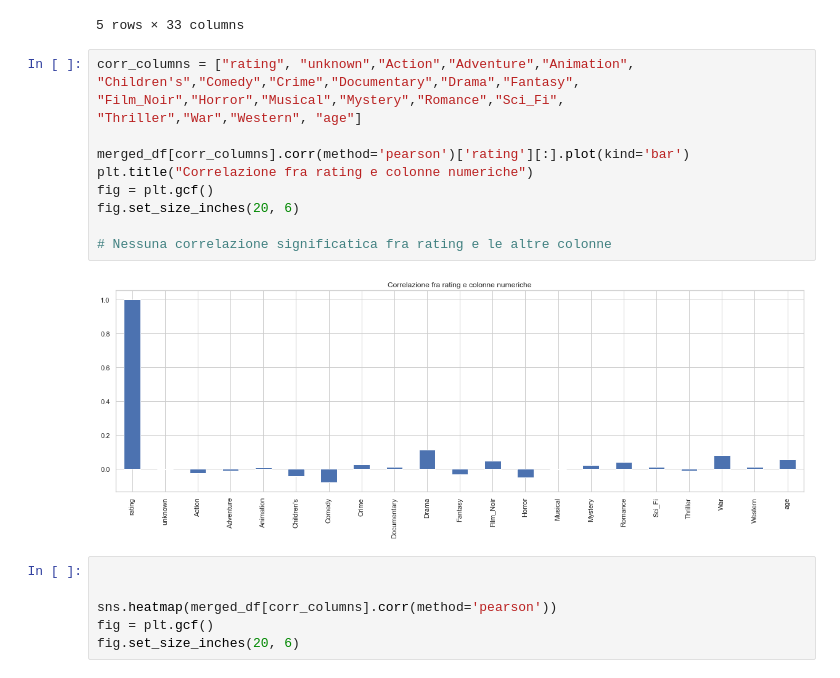
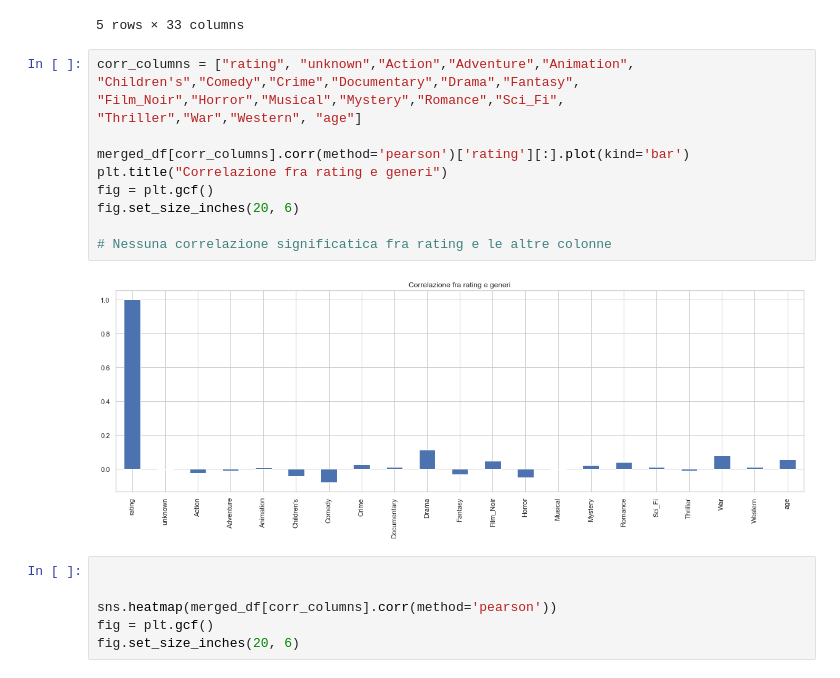
Before and after one commit to SamueleCrispino/recommender-system, a Jupyter notebook: recommender_system.ipynb, the cells around one changed output. Cells and saved outputs as stored; diff of their text form.

```diff
--- a/recommender_system.ipynb
+++ b/recommender_system.ipynb
@@ -368,17 +374,17 @@ merged_df.head()
 # %%
 corr_columns = ["rating", "unknown","Action","Adventure","Animation",
 "Children's","Comedy","Crime","Documentary","Drama","Fantasy",
 "Film_Noir","Horror","Musical","Mystery","Romance","Sci_Fi",
 "Thriller","War","Western", "age"]
 
 merged_df[corr_columns].corr(method='pearson')['rating'][:].plot(kind='bar')
-plt.title("Correlazione fra rating e colonne numeriche")
+plt.title("Correlazione fra rating e generi")
 fig = plt.gcf()
 fig.set_size_inches(20, 6)
 
 # Nessuna correlazione significatica fra rating e le altre colonne
 # %% [output]
-[figure, old version]
+[figure, new version]
 # %%
 
 
```
Also changed, not shown: parts of 24 cells of this notebook.
